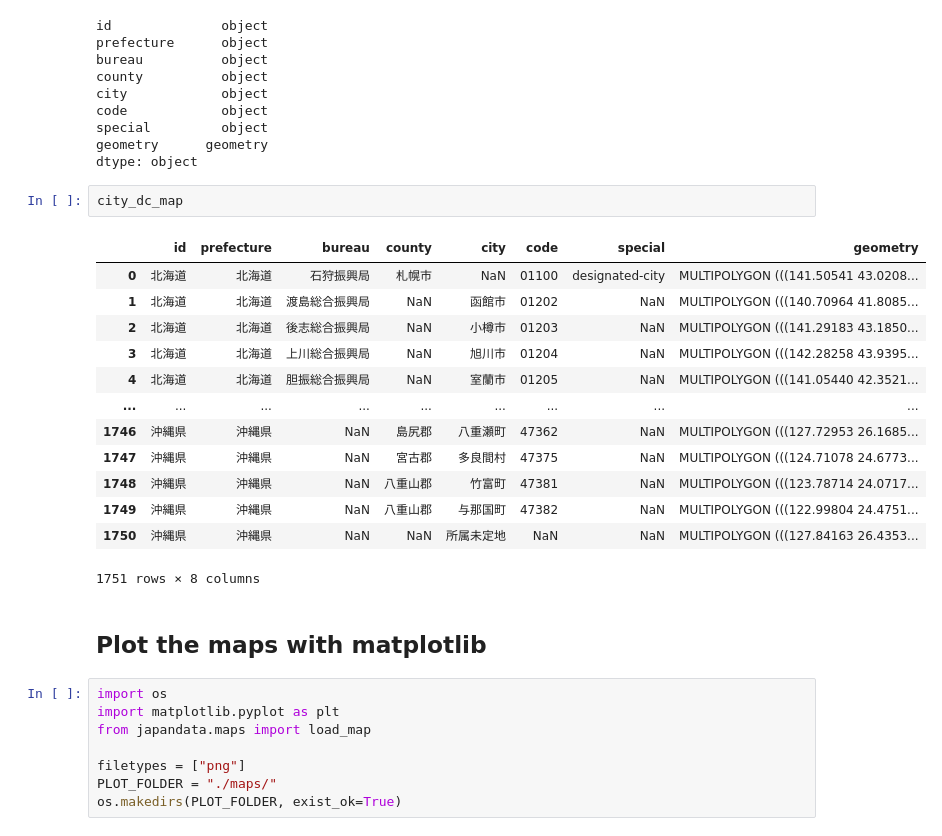
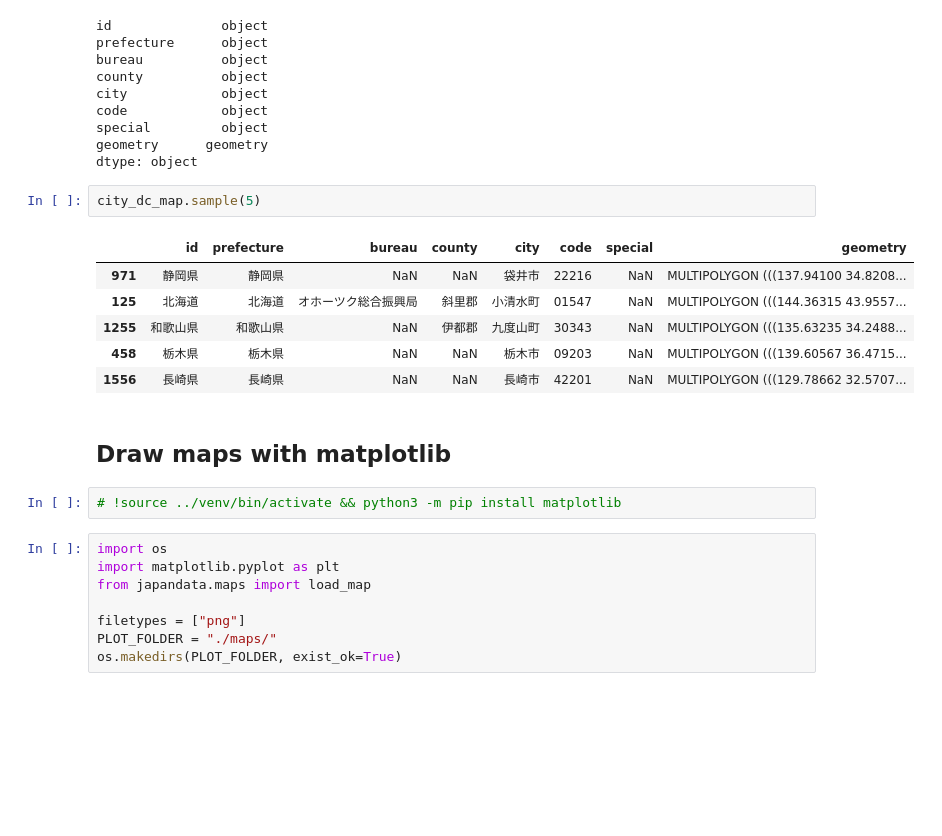
Before and after one commit to passaglia/japandata, a Jupyter notebook: notebooks/maps.ipynb, the cells around one changed output. Cells and saved outputs as stored; diff of their text form; blank space fills up the shorter version.

```diff
--- a/notebooks/maps.ipynb
+++ b/notebooks/maps.ipynb
@@ -29,23 +28,18 @@ special         object
 geometry      geometry
 dtype: object
 # %%
-city_dc_map
+city_dc_map.sample(5)
 # %% [output]
 |  | id | prefecture | bureau | county | city | code | special | geometry |
-| 0 | 北海道 | 北海道 | 石狩振興局 | 札幌市 | NaN | 01100 | designated-city | MULTIPOLYGON (((141.50541 43.0208... |
-| 1 | 北海道 | 北海道 | 渡島総合振興局 | NaN | 函館市 | 01202 | NaN | MULTIPOLYGON (((140.70964 41.8085... |
-| 2 | 北海道 | 北海道 | 後志総合振興局 | NaN | 小樽市 | 01203 | NaN | MULTIPOLYGON (((141.29183 43.1850... |
-| 3 | 北海道 | 北海道 | 上川総合振興局 | NaN | 旭川市 | 01204 | NaN | MULTIPOLYGON (((142.28258 43.9395... |
-| 4 | 北海道 | 北海道 | 胆振総合振興局 | NaN | 室蘭市 | 01205 | NaN | MULTIPOLYGON (((141.05440 42.3521... |
-| ... | ... | ... | ... | ... | ... | ... | ... | ... |
-| 1746 | 沖縄県 | 沖縄県 | NaN | 島尻郡 | 八重瀬町 | 47362 | NaN | MULTIPOLYGON (((127.72953 26.1685... |
-| 1747 | 沖縄県 | 沖縄県 | NaN | 宮古郡 | 多良間村 | 47375 | NaN | MULTIPOLYGON (((124.71078 24.6773... |
-| 1748 | 沖縄県 | 沖縄県 | NaN | 八重山郡 | 竹富町 | 47381 | NaN | MULTIPOLYGON (((123.78714 24.0717... |
-| 1749 | 沖縄県 | 沖縄県 | NaN | 八重山郡 | 与那国町 | 47382 | NaN | MULTIPOLYGON (((122.99804 24.4751... |
-| 1750 | 沖縄県 | 沖縄県 | NaN | NaN | 所属未定地 | NaN | NaN | MULTIPOLYGON (((127.84163 26.4353... |
+| 971 | 静岡県 | 静岡県 | NaN | NaN | 袋井市 | 22216 | NaN | MULTIPOLYGON (((137.94100 34.8208... |
+| 125 | 北海道 | 北海道 | オホーツク総合振興局 | 斜里郡 | 小清水町 | 01547 | NaN | MULTIPOLYGON (((144.36315 43.9557... |
+| 1255 | 和歌山県 | 和歌山県 | NaN | 伊都郡 | 九度山町 | 30343 | NaN | MULTIPOLYGON (((135.63235 34.2488... |
+| 458 | 栃木県 | 栃木県 | NaN | NaN | 栃木市 | 09203 | NaN | MULTIPOLYGON (((139.60567 36.4715... |
+| 1556 | 長崎県 | 長崎県 | NaN | NaN | 長崎市 | 42201 | NaN | MULTIPOLYGON (((129.78662 32.5707... |
-1751 rows × 8 columns
 # %% [markdown]
-## Plot the maps with matplotlib
+## Draw maps with matplotlib
+# %%
+# !source ../venv/bin/activate && python3 -m pip install matplotlib
 # %%
 import os
 import matplotlib.pyplot as plt
```
Also changed, not shown: parts of 31 cells of this notebook, 2 other files.
